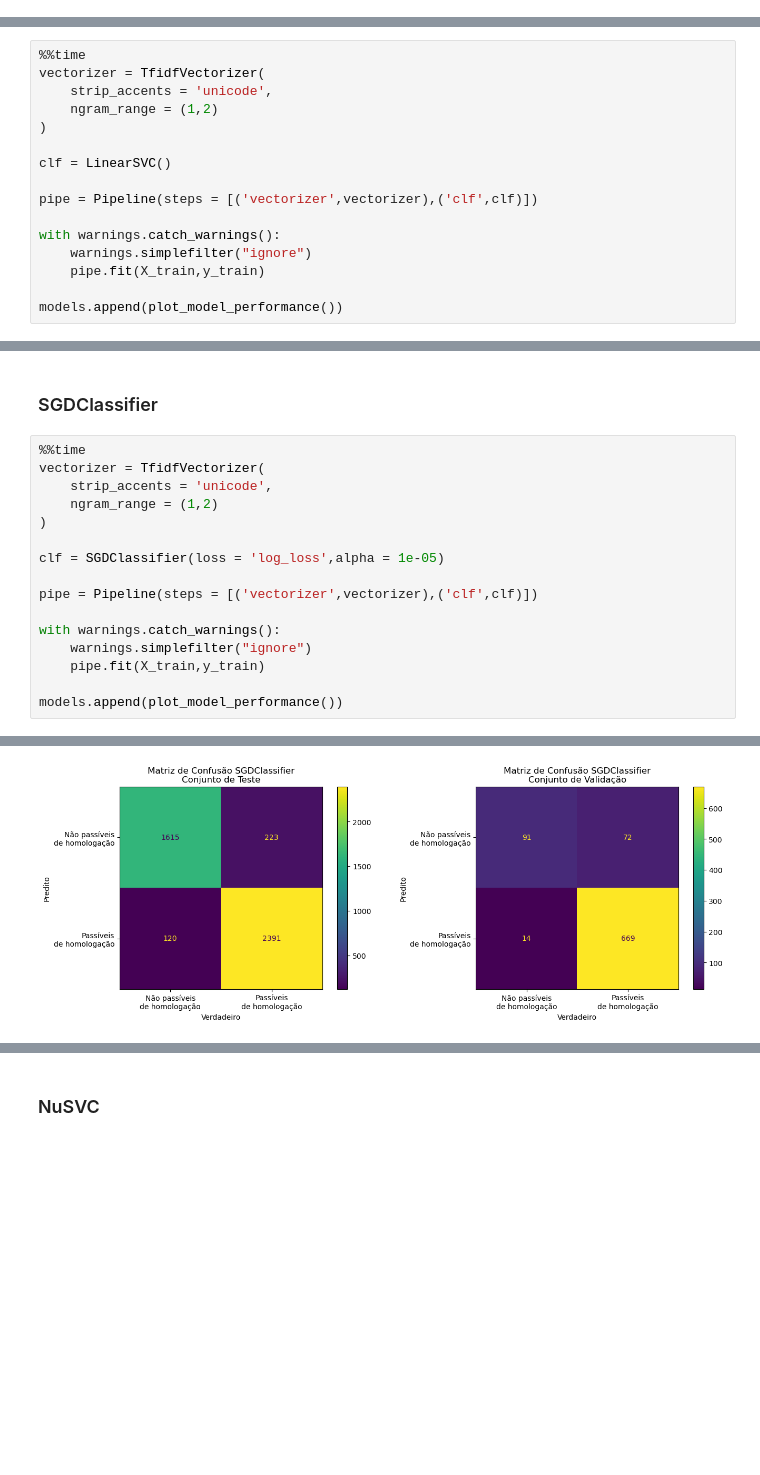
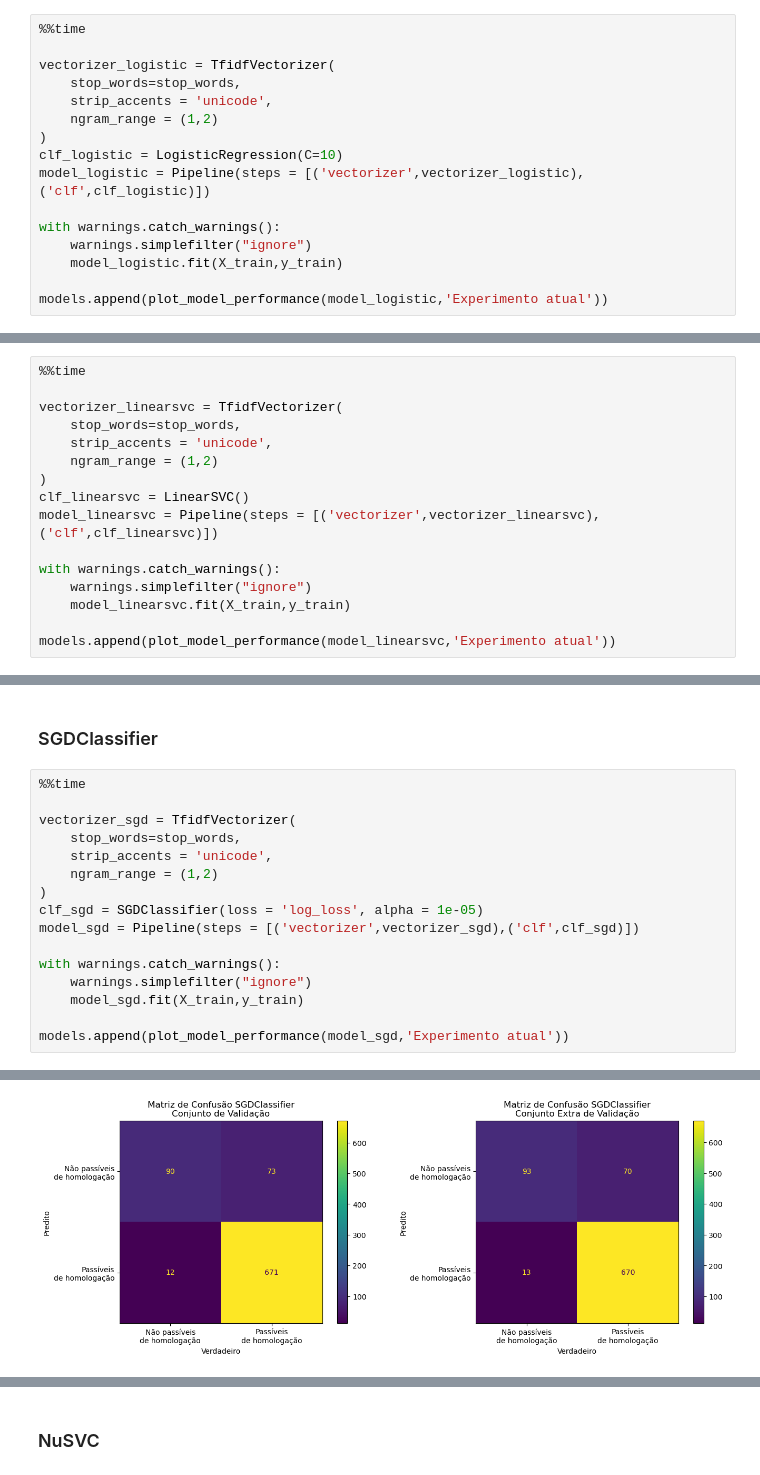
Before and after one commit to InovaFiscaliza/dados-pacp, a Jupyter notebook: notebooks/33_gs_model_selection_top_classifier_final_evaluation.ipynb, the cells around one changed output, grey strips where cells are left out. Cells and saved outputs as stored; diff of their text form; blank space fills up the shorter version.

```diff
--- a/notebooks/33_gs_model_selection_top_classifier_final_evaluation.ipynb
+++ b/notebooks/33_gs_model_selection_top_classifier_final_evaluation.ipynb
@@ -261,0 +326,16 @@ Wall time: 3.1 s
+# %%
+%%time
+
+vectorizer_logistic = TfidfVectorizer(
+    stop_words=stop_words,
+    strip_accents = 'unicode',
+    ngram_range = (1,2)
+)
+clf_logistic = LogisticRegression(C=10)
+model_logistic = Pipeline(steps = [('vectorizer',vectorizer_logistic),('clf',clf_logistic)])
+
+with warnings.catch_warnings():
+    warnings.simplefilter("ignore")
+    model_logistic.fit(X_train,y_train)
+
+models.append(plot_model_performance(model_logistic,'Experimento atual'))
@@ -263,18 +356,18 @@ Wall time: 3.1 s
 ### LinearSVC
 # %%
 %%time
-vectorizer = TfidfVectorizer(
+
+vectorizer_linearsvc = TfidfVectorizer(
+    stop_words=stop_words,
     strip_accents = 'unicode',
     ngram_range = (1,2)
 )
-
-clf = LinearSVC()
-
-pipe = Pipeline(steps = [('vectorizer',vectorizer),('clf',clf)])
+clf_linearsvc = LinearSVC()
+model_linearsvc = Pipeline(steps = [('vectorizer',vectorizer_linearsvc),('clf',clf_linearsvc)])
 
 with warnings.catch_warnings():
     warnings.simplefilter("ignore")
-    pipe.fit(X_train,y_train)
+    model_linearsvc.fit(X_train,y_train)
 
-models.append(plot_model_performance())
+models.append(plot_model_performance(model_linearsvc,'Experimento atual'))
 # %% [output]
@@ -292,18 +387,18 @@ Wall time: 2.31 s
 ### SGDClassifier
 # %%
 %%time
-vectorizer = TfidfVectorizer(
+
+vectorizer_sgd = TfidfVectorizer(
+    stop_words=stop_words,
     strip_accents = 'unicode',
     ngram_range = (1,2)
 )
-
-clf = SGDClassifier(loss = 'log_loss',alpha = 1e-05)
-
-pipe = Pipeline(steps = [('vectorizer',vectorizer),('clf',clf)])
+clf_sgd = SGDClassifier(loss = 'log_loss', alpha = 1e-05)
+model_sgd = Pipeline(steps = [('vectorizer',vectorizer_sgd),('clf',clf_sgd)])
 
 with warnings.catch_warnings():
     warnings.simplefilter("ignore")
-    pipe.fit(X_train,y_train)
+    model_sgd.fit(X_train,y_train)
 
-models.append(plot_model_performance())
+models.append(plot_model_performance(model_sgd,'Experimento atual'))
 # %% [output]
@@ -317 +414 @@ AUC of SGDClassifier classifier on validation set: 0.953
-[figure, old version]
+[figure, new version]
```
Also changed, not shown: parts of 20 cells of this notebook.
